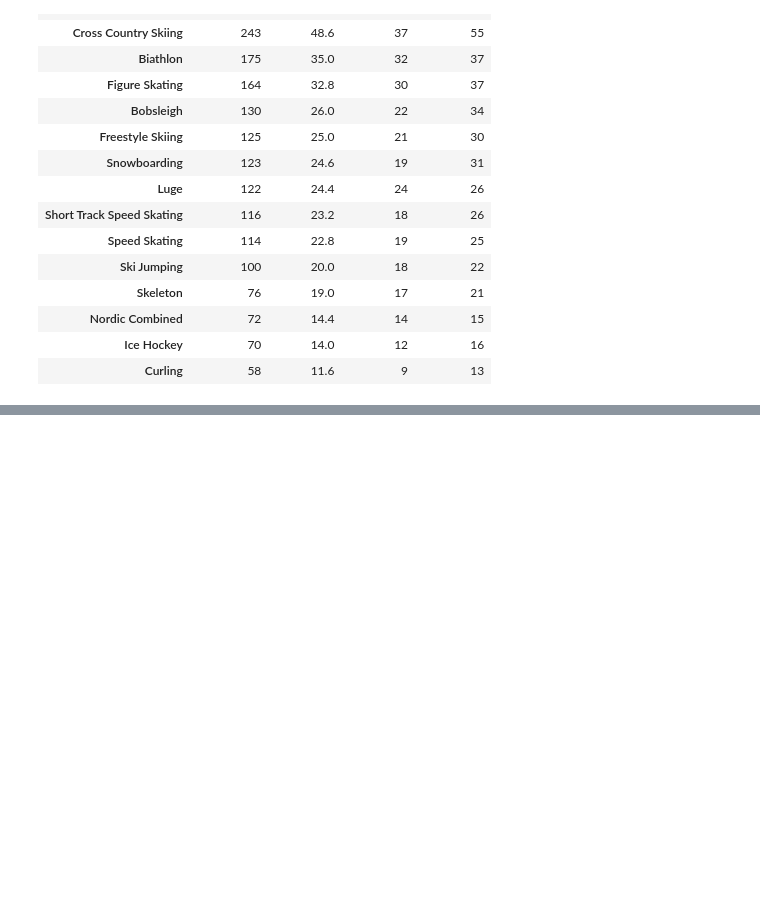
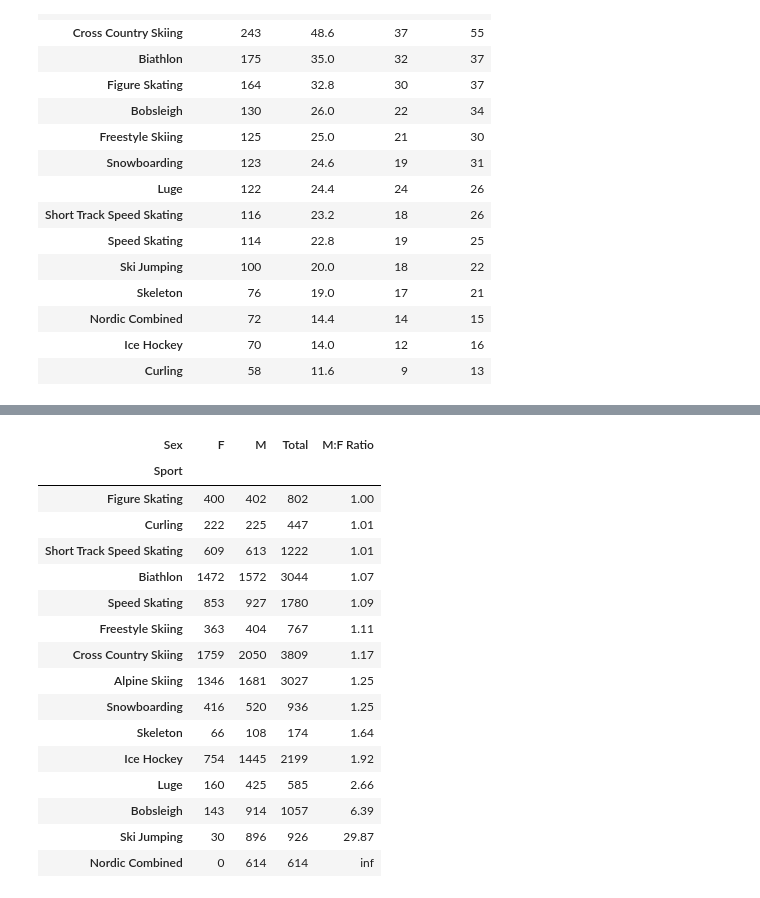
Before and after one commit to aramsay1026/ad450-data-analysis-project, a Jupyter notebook: notebooks/olympic_data.ipynb, the cells around one changed output, grey strips where cells are left out. Drawn from its saved outputs; the diff is of its cells as text; code cells hidden in the pictures; blank space fills up the shorter version.

```diff
--- a/notebooks/olympic_data.ipynb
+++ b/notebooks/olympic_data.ipynb
@@ -562,0 +607,35 @@ winter_teams_summary
+# %%
+winter_sports_by_sex = df[
+    (df["Season"] == "Winter")
+].pivot_table(
+    index=["Sport"],
+    columns="Sex",
+    values="Name",
+    aggfunc="count",
+    fill_value=0
+)
+
+winter_sports_by_sex["Total"] = winter_sports_by_sex["F"] + winter_sports_by_sex["M"]
+winter_sports_by_sex["M:F Ratio"] = winter_sports_by_sex["M"].div(
+    winter_sports_by_sex["F"]
+).round(2)
+winter_sports_by_sex = winter_sports_by_sex.sort_values(by="M:F Ratio")
+winter_sports_by_sex
+# %% [output]
+| Sex | F | M | Total | M:F Ratio |
+| Sport |  |  |  |  |
+| Figure Skating | 400 | 402 | 802 | 1.00 |
+| Curling | 222 | 225 | 447 | 1.01 |
+| Short Track Speed Skating | 609 | 613 | 1222 | 1.01 |
+| Biathlon | 1472 | 1572 | 3044 | 1.07 |
+| Speed Skating | 853 | 927 | 1780 | 1.09 |
+| Freestyle Skiing | 363 | 404 | 767 | 1.11 |
+| Cross Country Skiing | 1759 | 2050 | 3809 | 1.17 |
+| Alpine Skiing | 1346 | 1681 | 3027 | 1.25 |
+| Snowboarding | 416 | 520 | 936 | 1.25 |
+| Skeleton | 66 | 108 | 174 | 1.64 |
+| Ice Hockey | 754 | 1445 | 2199 | 1.92 |
+| Luge | 160 | 425 | 585 | 2.66 |
+| Bobsleigh | 143 | 914 | 1057 | 6.39 |
+| Ski Jumping | 30 | 896 | 926 | 29.87 |
+| Nordic Combined | 0 | 614 | 614 | inf |
```
Also changed, not shown: parts of 3 cells of this notebook.
